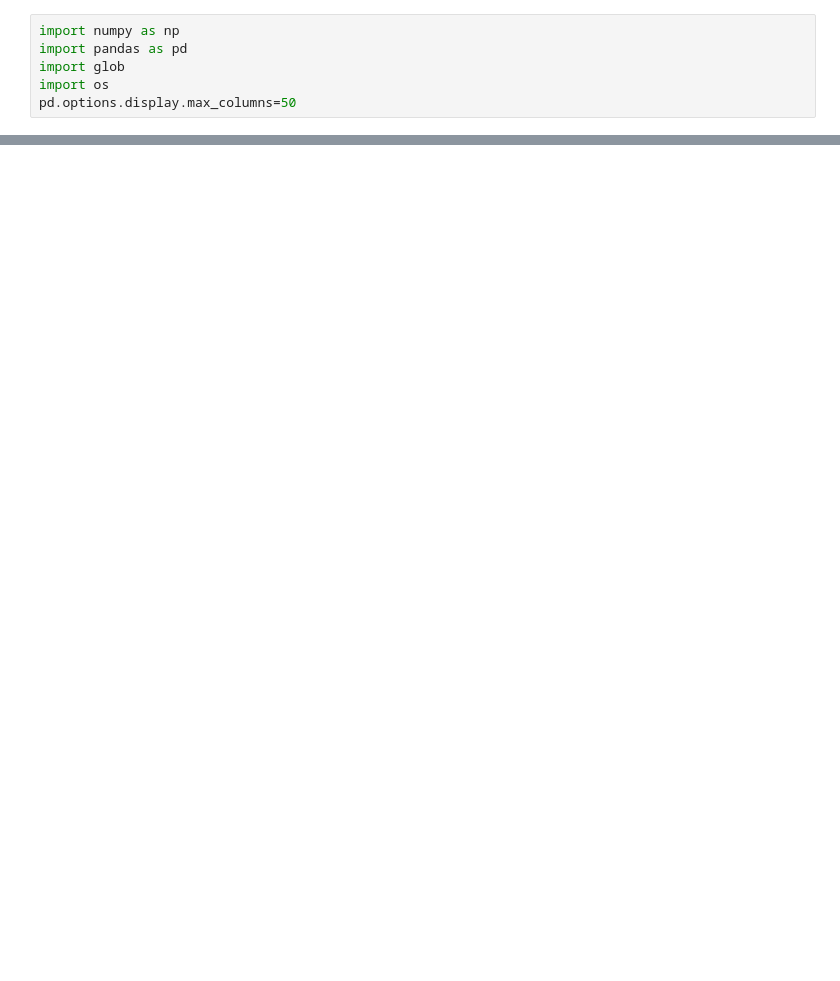
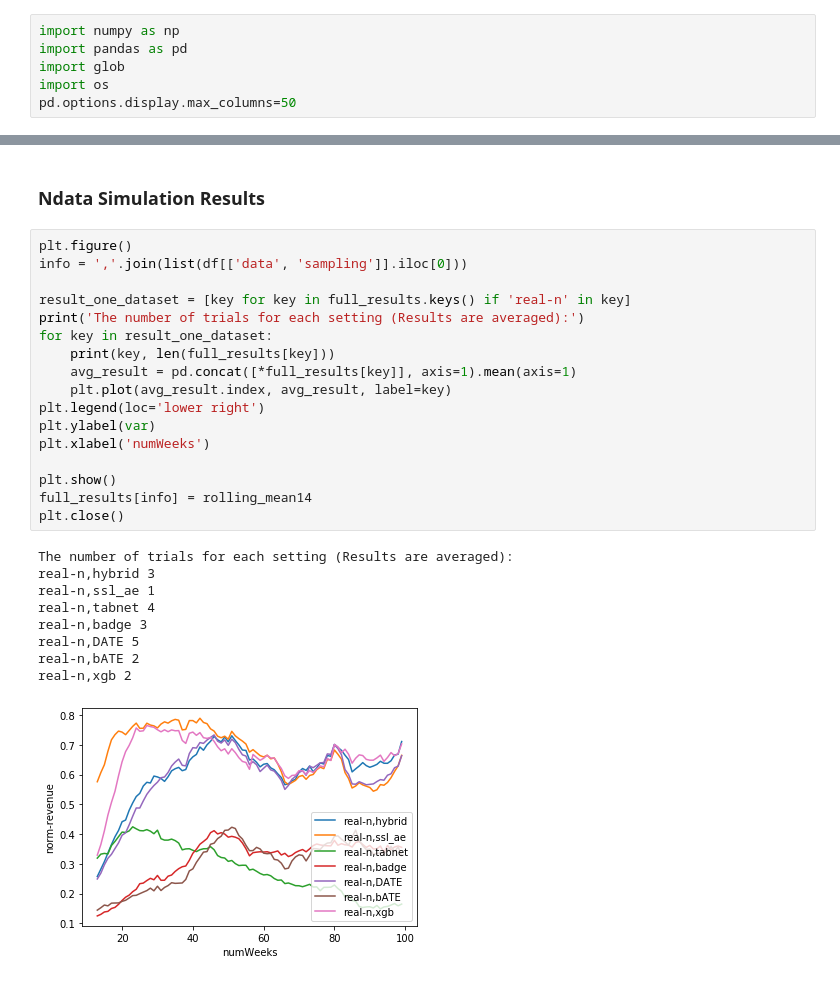
Before and after one commit to Seondong/Customs-Fraud-Detection, a Jupyter notebook: analysis.ipynb, the cells around one changed output, grey strips where cells are left out. Cells and saved outputs as stored; diff of their text form; blank space fills up the shorter version.

```diff
--- a/analysis.ipynb
+++ b/analysis.ipynb
@@ -79,0 +98,29 @@ No handles with labels found to put in legend.
+# %% [markdown]
+### Ndata Simulation Results
+# %%
+plt.figure()
+info = ','.join(list(df[['data', 'sampling']].iloc[0]))
+
+result_one_dataset = [key for key in full_results.keys() if 'real-n' in key]
+print('The number of trials for each setting (Results are averaged):')
+for key in result_one_dataset:
+    print(key, len(full_results[key]))
+    avg_result = pd.concat([*full_results[key]], axis=1).mean(axis=1)
+    plt.plot(avg_result.index, avg_result, label=key)
+plt.legend(loc='lower right')
+plt.ylabel(var)
+plt.xlabel('numWeeks')
+
+plt.show()
+full_results[info] = rolling_mean14
+plt.close()
+# %% [output]
+The number of trials for each setting (Results are averaged):
+real-n,hybrid 3
+real-n,ssl_ae 1
+real-n,tabnet 4
+real-n,badge 3
+real-n,DATE 5
+real-n,bATE 2
+real-n,xgb 2
+[figure, added]
```
Also changed, not shown: parts of 10 cells of this notebook, 1 other file.
